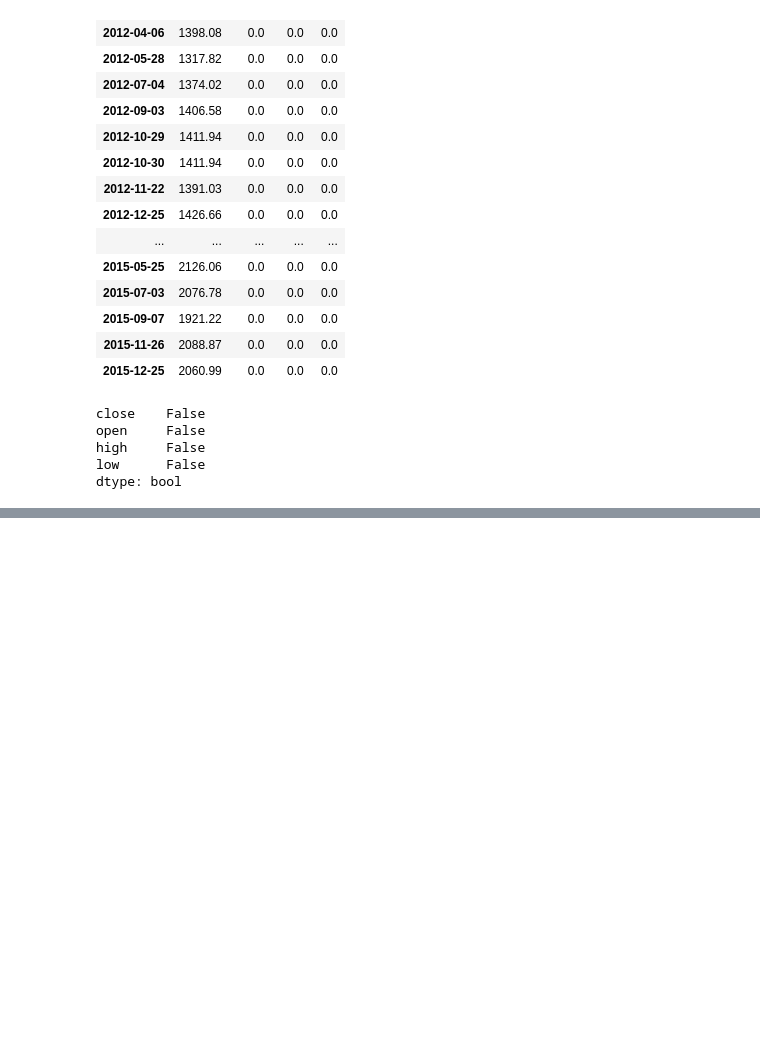
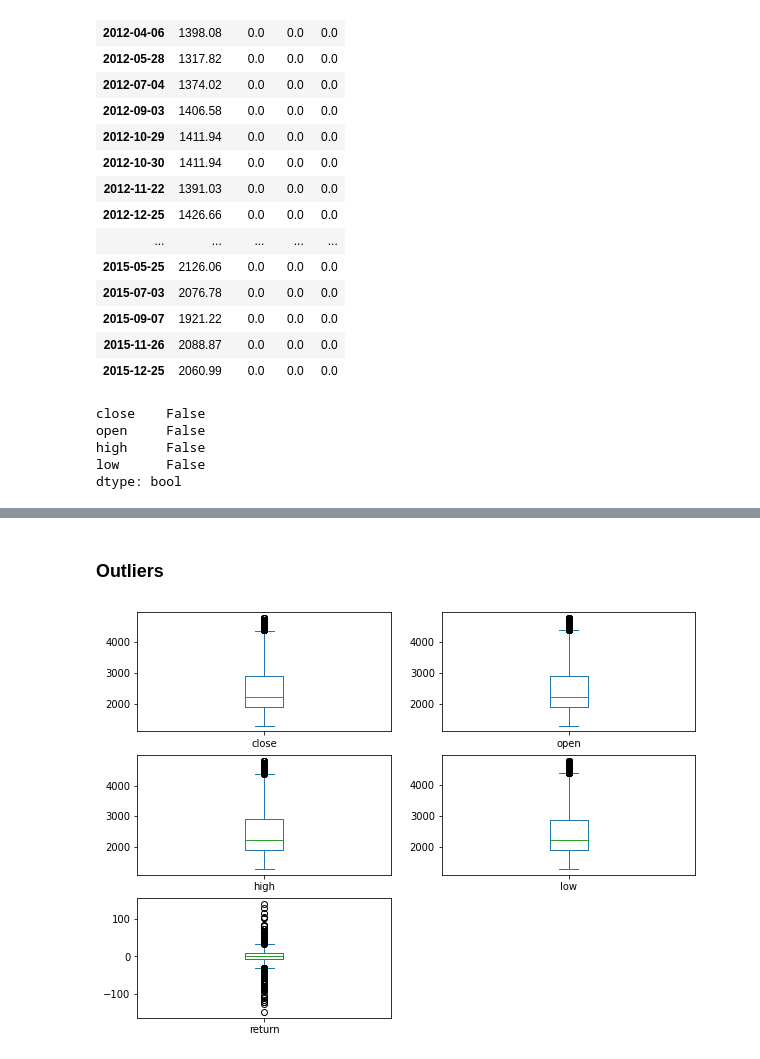
Before and after one commit to jonas-fullstack-dev/ml-financial-data, a Jupyter notebook: stocks.ipynb, the cells around one changed output, grey strips where cells are left out. Drawn from its saved outputs; the diff is of its cells as text; code cells hidden in the pictures; blank space fills up the shorter version.

```diff
--- a/stocks.ipynb
+++ b/stocks.ipynb
@@ -173,0 +202,6 @@ dtype: bool
+# %% [markdown]
+### Outliers
+# %%
+_ = df.plot(kind='box', subplots=True, layout=(7, 2), figsize=(10, 18), sharex=False)
+# %% [output]
+[figure, added]
```
Also changed, not shown: parts of 9 cells of this notebook.
